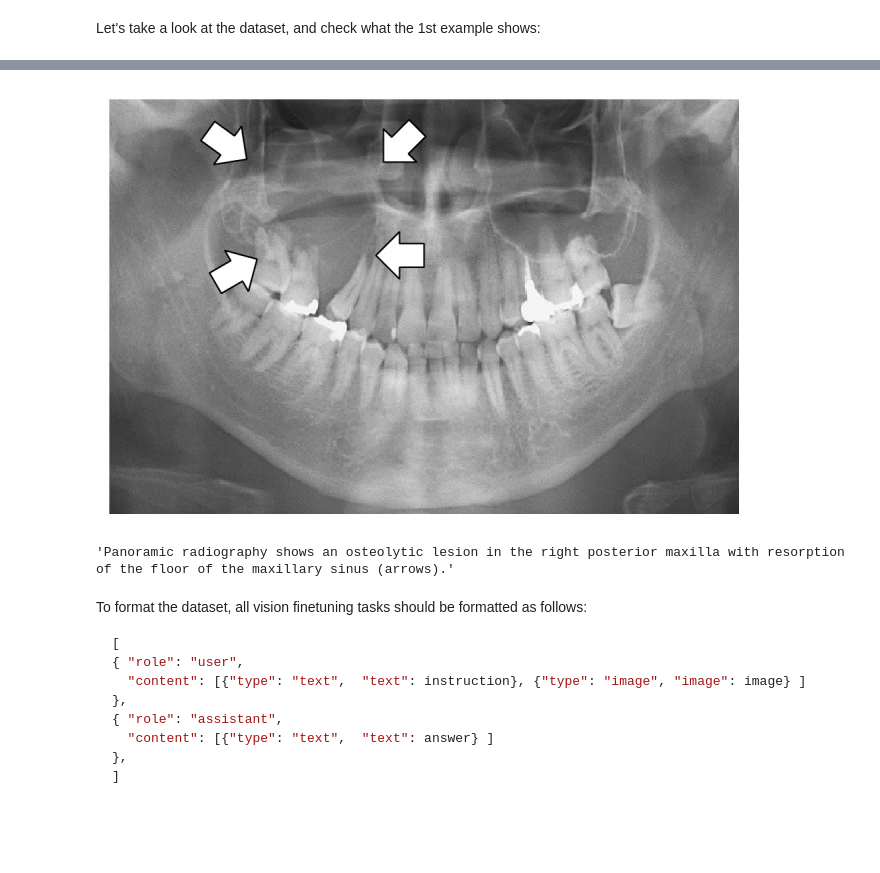
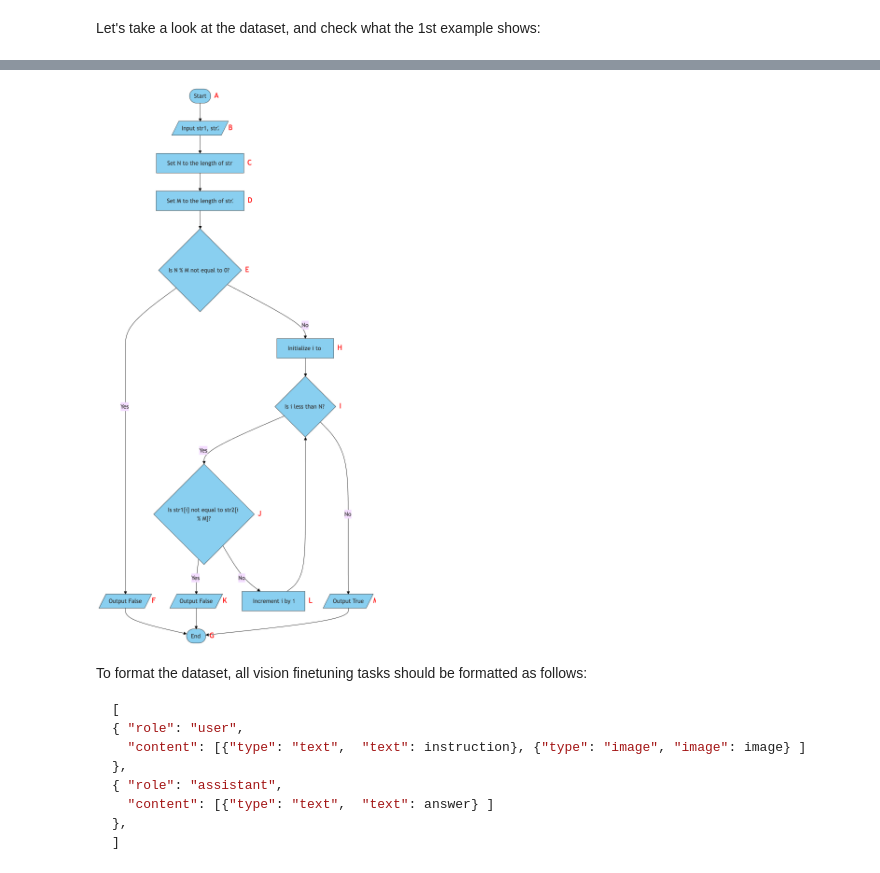
Before and after one commit to jorgemunozl/Unsloth, a Jupyter notebook: nb/Llama3.2_(11B)-Vision.ipynb, the cells around one changed output, grey strips where cells are left out. Cells and saved outputs as stored; diff of their text form; code cells hidden in the pictures; blank space fills up the shorter version.

```diff
--- a/nb/Llama3.2_(11B)-Vision.ipynb
+++ b/nb/Llama3.2_(11B)-Vision.ipynb
@@ -103,2 +101,7 @@ dataset = load_dataset("unsloth/Radiology_mini", split="train")
+# %%
+from datasets import load_dataset
+
+# Login using e.g. `huggingface-cli login` to access this dataset
+ds = load_dataset("MananSuri27/Flowchart2Mermaid")
 # %% [markdown]
 Let's take a look at the dataset, and check what the 1st example shows:
@@ -112,8 +121,4 @@ Dataset({
 # %%
-dataset[0]["image"]
+ds["train"][0]['image']
 # %% [output]
-[figure, old version]
+[figure, new version]
-# %%
-dataset[0]["caption"]
-# %% [output]
-'Panoramic radiography shows an osteolytic lesion in the right posterior maxilla with resorption of the floor of the maxillary sinus (arrows).'
```
Also changed, not shown: parts of 15 cells of this notebook.
